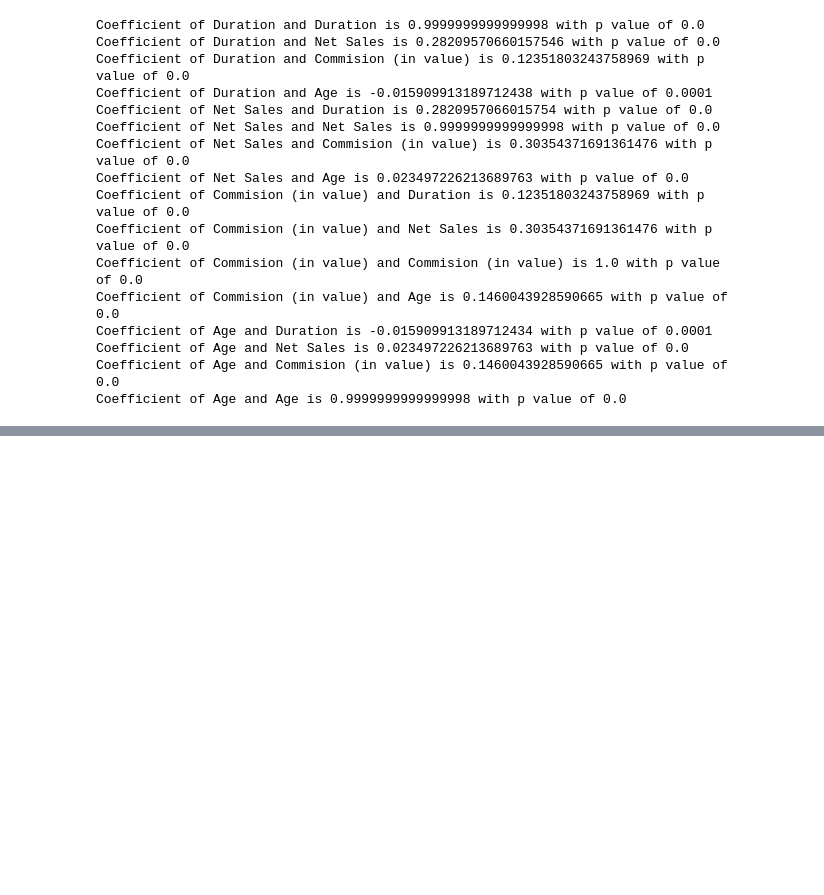
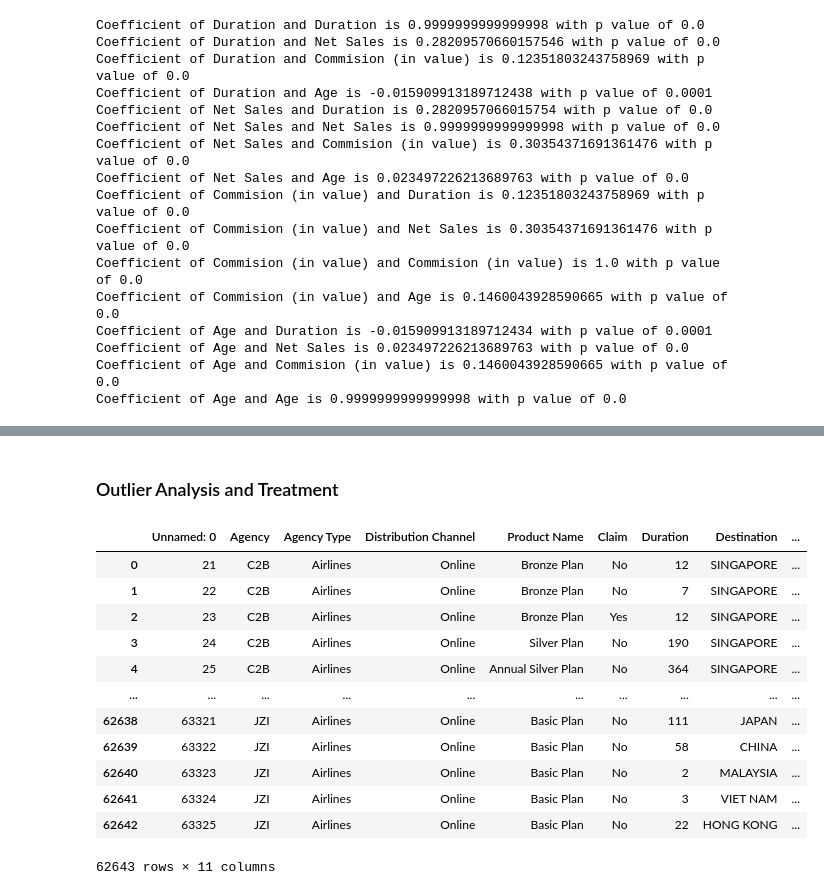
Before and after one commit to jkjk807/TeamTehc-masa, a Jupyter notebook: MASA_statistical.ipynb, the cells around one changed output, grey strips where cells are left out. Cells and saved outputs as stored; diff of their text form; code cells hidden in the pictures; blank space fills up the shorter version.

Commit message:
Statistical and Outlier

```diff
--- a/MASA_statistical.ipynb
+++ b/MASA_statistical.ipynb
@@ -109,0 +156,24 @@ Coefficient of Age and Age is 0.9999999999999998 with p value of 0.0
+# %% [markdown]
+### Outlier Analysis and Treatment
+# %%
+# Removing negative net sales
+df = df[df["Net Sales"] >= 0]
+df = df[df["Duration"] >= 0]
+df.to_csv("normal_test")
+df = pd.read_csv("normal_test")
+# %%
+df
+# %% [output]
+|  | Unnamed: 0 | Agency | Agency Type | Distribution Channel | Product Name | Claim | Duration | Destination | ... |
+| 0 | 21 | C2B | Airlines | Online | Bronze Plan | No | 12 | SINGAPORE | ... |
+| 1 | 22 | C2B | Airlines | Online | Bronze Plan | No | 7 | SINGAPORE | ... |
+| 2 | 23 | C2B | Airlines | Online | Bronze Plan | Yes | 12 | SINGAPORE | ... |
+| 3 | 24 | C2B | Airlines | Online | Silver Plan | No | 190 | SINGAPORE | ... |
+| 4 | 25 | C2B | Airlines | Online | Annual Silver Plan | No | 364 | SINGAPORE | ... |
+| ... | ... | ... | ... | ... | ... | ... | ... | ... | ... |
+| 62638 | 63321 | JZI | Airlines | Online | Basic Plan | No | 111 | JAPAN | ... |
+| 62639 | 63322 | JZI | Airlines | Online | Basic Plan | No | 58 | CHINA | ... |
+| 62640 | 63323 | JZI | Airlines | Online | Basic Plan | No | 2 | MALAYSIA | ... |
+| 62641 | 63324 | JZI | Airlines | Online | Basic Plan | No | 3 | VIET NAM | ... |
+| 62642 | 63325 | JZI | Airlines | Online | Basic Plan | No | 22 | HONG KONG | ... |
+62643 rows × 11 columns
```
Also changed, not shown: parts of 13 cells of this notebook.
